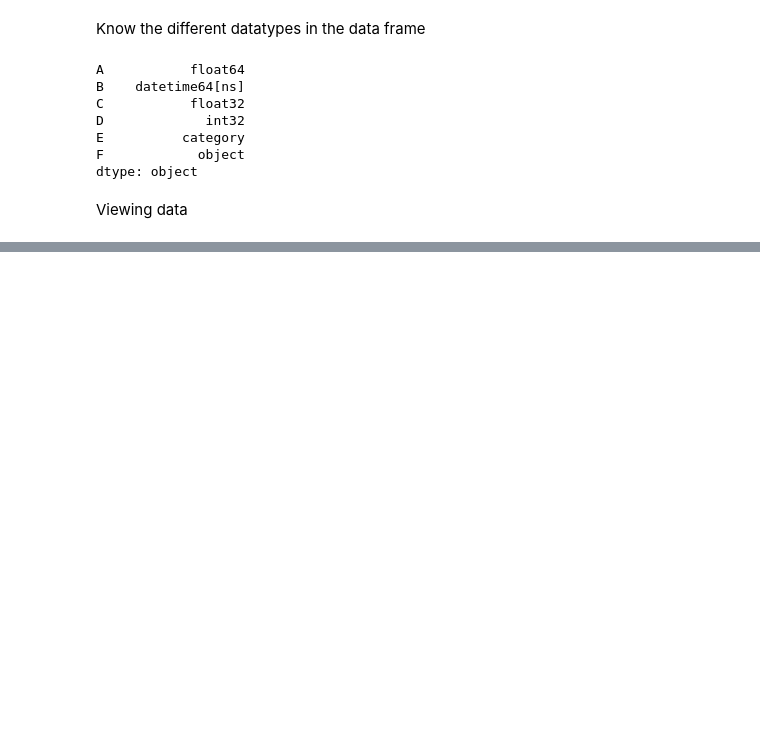
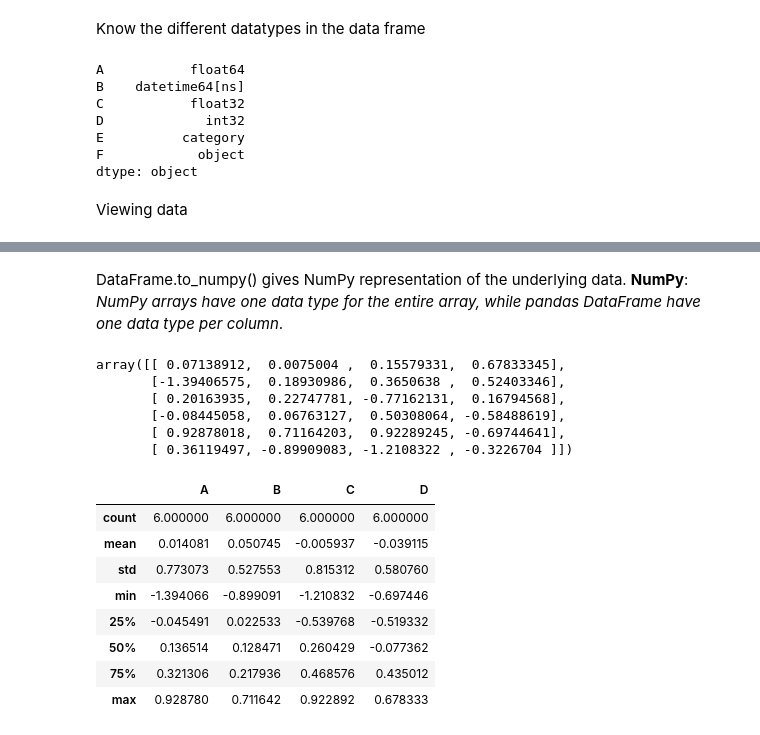
Before and after one commit to sudipkrk/FUN-MOOC, a Jupyter notebook: ML_Python/Pandas.ipynb, the cells around one changed output, grey strips where cells are left out. Drawn from its saved outputs; the diff is of its cells as text; code cells hidden in the pictures; blank space fills up the shorter version.

Commit message:
pandas

```diff
--- a/ML_Python/Pandas.ipynb
+++ b/ML_Python/Pandas.ipynb
@@ -92,0 +93,26 @@ df.tail(3) #bottom 3 rows
+# %% [markdown]
+DataFrame.to_numpy() gives NumPy representation of the underlying data.
+**NumPy**: *NumPy arrays have one data type for the entire array, while
+pandas DataFrame have one data type per column*.
+# %%
+df.to_numpy()
+# %% [output]
+array([[ 0.07138912,  0.0075004 ,  0.15579331,  0.67833345],
+       [-1.39406575,  0.18930986,  0.3650638 ,  0.52403346],
+       [ 0.20163935,  0.22747781, -0.77162131,  0.16794568],
+       [-0.08445058,  0.06763127,  0.50308064, -0.58488619],
+       [ 0.92878018,  0.71164203,  0.92289245, -0.69744641],
+       [ 0.36119497, -0.89909083, -1.2108322 , -0.3226704 ]])
+# %%
+# Summary statistics
+df.describe()
+# %% [output]
+|  | A | B | C | D |
+| count | 6.000000 | 6.000000 | 6.000000 | 6.000000 |
+| mean | 0.014081 | 0.050745 | -0.005937 | -0.039115 |
+| std | 0.773073 | 0.527553 | 0.815312 | 0.580760 |
+| min | -1.394066 | -0.899091 | -1.210832 | -0.697446 |
+| 25% | -0.045491 | 0.022533 | -0.539768 | -0.519332 |
+| 50% | 0.136514 | 0.128471 | 0.260429 | -0.077362 |
+| 75% | 0.321306 | 0.217936 | 0.468576 | 0.435012 |
+| max | 0.928780 | 0.711642 | 0.922892 | 0.678333 |
```
Also changed, not shown: parts of 31 cells of this notebook.
